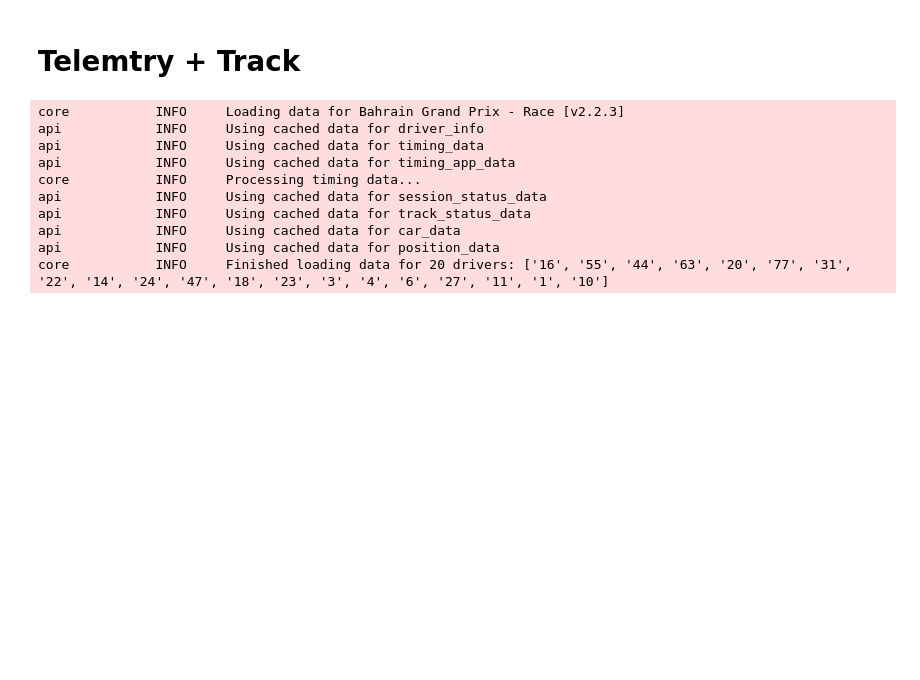
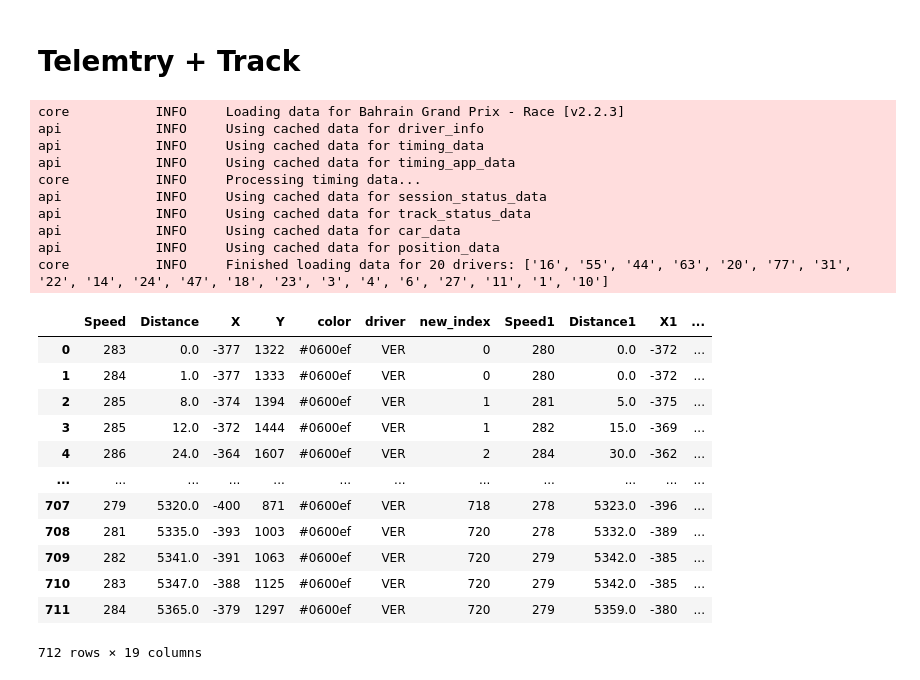
Before and after one commit to Harsh-2420/football-formula1-analytics, a Jupyter notebook: jupyter/plotly.ipynb, the cells around one changed output. Saved outputs shown, nothing was run; the diff lists cells and outputs as text; code cells hidden in the pictures; blank space fills up the shorter version.

Commit message:
recharts issue with dynamic colors in line

```diff
--- a/jupyter/plotly.ipynb
+++ b/jupyter/plotly.ipynb
@@ -206,6 +206,8 @@ core           INFO     Finished loading data for 20 drivers: ['16', '55', '44',
 #     driv_tel[driver]['color'] = color
 #     # final_dict[driver] = driv_tel[driver].to_dict('records')
 # %%
+selected_drivers = ['VER', 'LEC', 'NOR']
+
 df = pd.DataFrame()
 driv_df_list = []
 for driver in selected_drivers:
@@ -215,4 +217,4 @@ for driver in selected_drivers:
     driv_df['Distance'] = driv_df['Distance'].apply(np.round)
     driv_df['color'] = color
     driv_df['driver'] = driver
-    driv_df_list.append(driv_df)
+    driv_df_list.append(pd.DataFrame(driv_df).reset_index().drop(['index'], axis=1))
@@ -221,0 +221,22 @@ for driver in selected_drivers:
+# %%
+for i in range(1, len(driv_df_list)):
+    edges, labels = np.unique(driv_df_list[i]['Distance'], return_index=True)
+    edges = np.r_[-np.inf, edges + np.ediff1d(edges, to_end=np.inf)/2]
+    driv_df_list[0]['new_index'] = pd.cut(driv_df_list[0]['Distance'], bins=edges, labels=driv_df_list[i].index[labels])
+    driv_df_list[0] = driv_df_list[0].join(driv_df_list[i], on='new_index', rsuffix=i)
+# %%
+driv_df_list[0]
+# %% [output]
+|  | Speed | Distance | X | Y | color | driver | new_index | Speed1 | Distance1 | X1 | ... |
+| 0 | 283 | 0.0 | -377 | 1322 | #0600ef | VER | 0 | 280 | 0.0 | -372 | ... |
+| 1 | 284 | 1.0 | -377 | 1333 | #0600ef | VER | 0 | 280 | 0.0 | -372 | ... |
+| 2 | 285 | 8.0 | -374 | 1394 | #0600ef | VER | 1 | 281 | 5.0 | -375 | ... |
+| 3 | 285 | 12.0 | -372 | 1444 | #0600ef | VER | 1 | 282 | 15.0 | -369 | ... |
+| 4 | 286 | 24.0 | -364 | 1607 | #0600ef | VER | 2 | 284 | 30.0 | -362 | ... |
+| ... | ... | ... | ... | ... | ... | ... | ... | ... | ... | ... | ... |
+| 707 | 279 | 5320.0 | -400 | 871 | #0600ef | VER | 718 | 278 | 5323.0 | -396 | ... |
+| 708 | 281 | 5335.0 | -393 | 1003 | #0600ef | VER | 720 | 278 | 5332.0 | -389 | ... |
+| 709 | 282 | 5341.0 | -391 | 1063 | #0600ef | VER | 720 | 279 | 5342.0 | -385 | ... |
+| 710 | 283 | 5347.0 | -388 | 1125 | #0600ef | VER | 720 | 279 | 5342.0 | -385 | ... |
+| 711 | 284 | 5365.0 | -379 | 1297 | #0600ef | VER | 720 | 279 | 5359.0 | -380 | ... |
+712 rows × 19 columns
```
Also changed, not shown: parts of 7 cells of this notebook, 2 other files.
